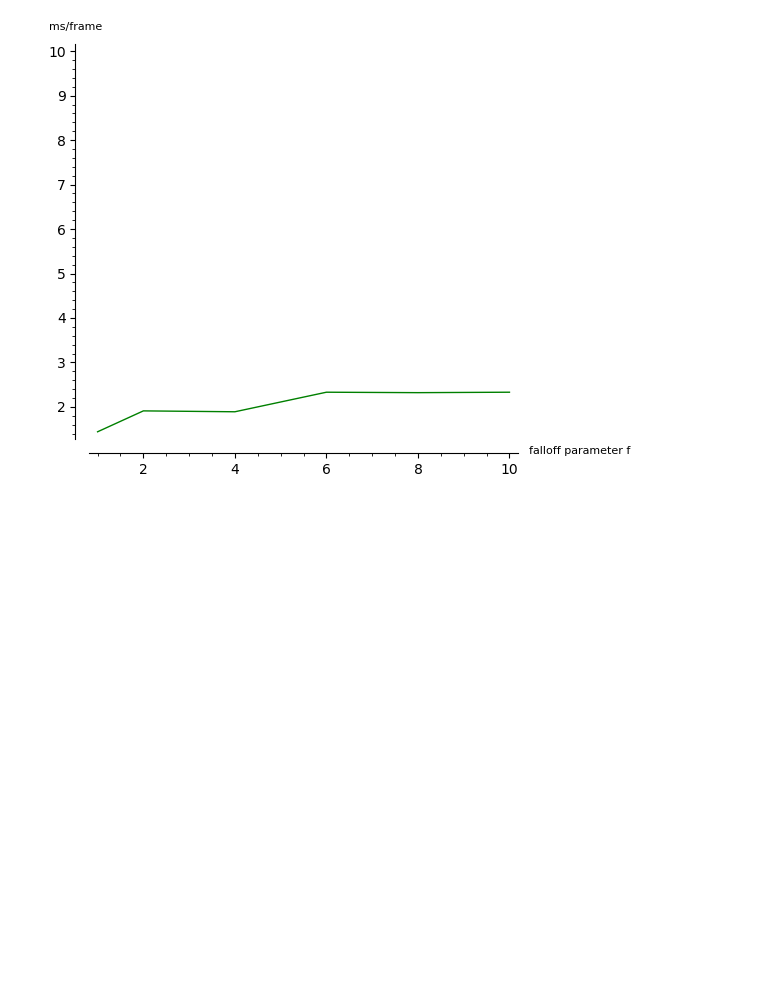
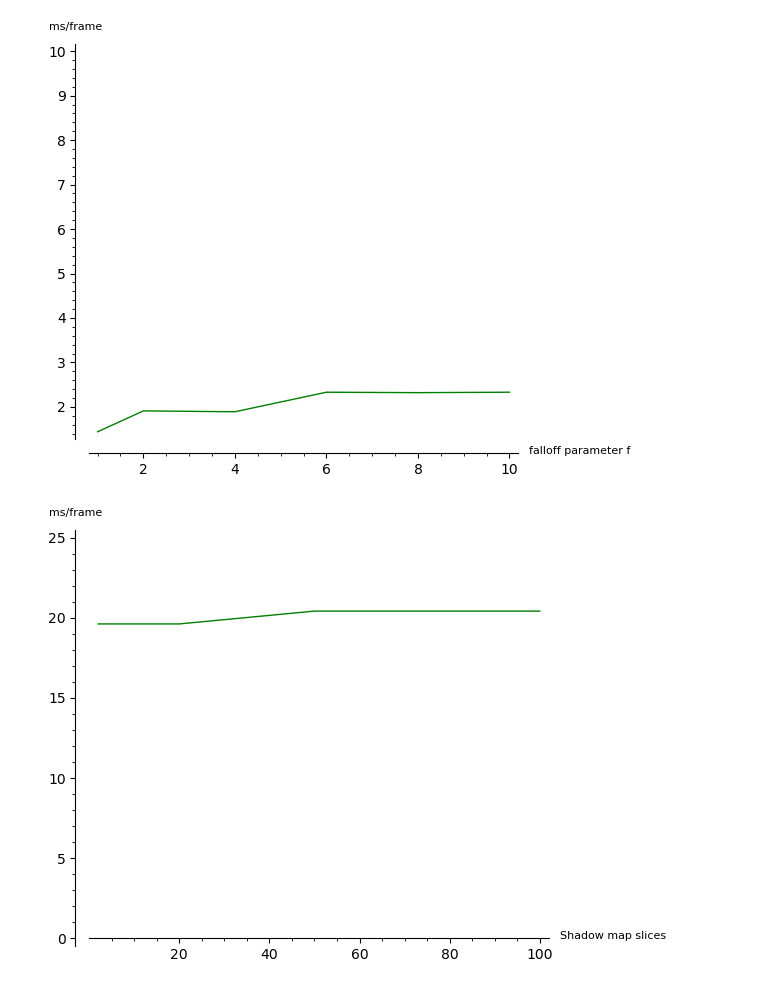
Before and after one commit to jysandy/IntervalShadedVolumetrics, a Jupyter notebook: plots.ipynb, the cells around one changed output. Drawn from its saved outputs; the diff is of its cells as text; code cells hidden in the pictures; blank space fills up the shorter version.

Commit message:
More plots

```diff
--- a/plots.ipynb
+++ b/plots.ipynb
@@ -42,3 +42,10 @@ list_plot(ms_vs_extinction_falloff_15, plotjoined=True, color='green', xmax=10,
 #+ list_plot(ms_vs_extinction_falloff_100, plotjoined=True, color='red', legend_label = 'Extinction 100', )
 # %% [output]
 [figure]
+# %%
+ms_vs_slices_count = [(2, 19.61), (5, 19.61), (10, 19.61), (20, 19.61), (50, 20.41), (100, 20.41)]
+# %%
+list_plot(ms_vs_slices_count, plotjoined=True, color='green', xmax=100, ymin=0, ymax=25, \
+         axes_labels=['Shadow map slices                        _', 'ms/frame'], axes_labels_size=0.8)
+# %% [output]
+[figure, added]
```
Also changed, not shown: parts of 2 cells of this notebook.
